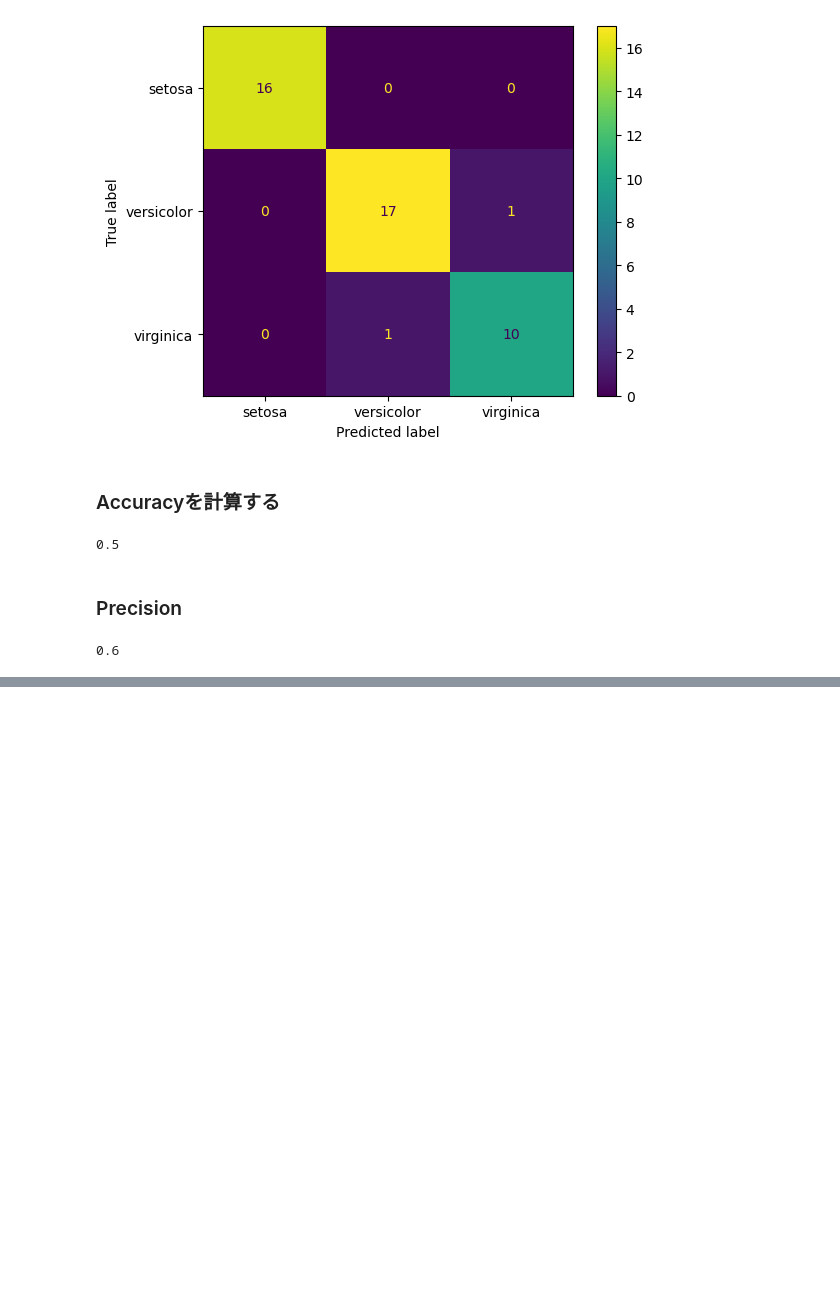
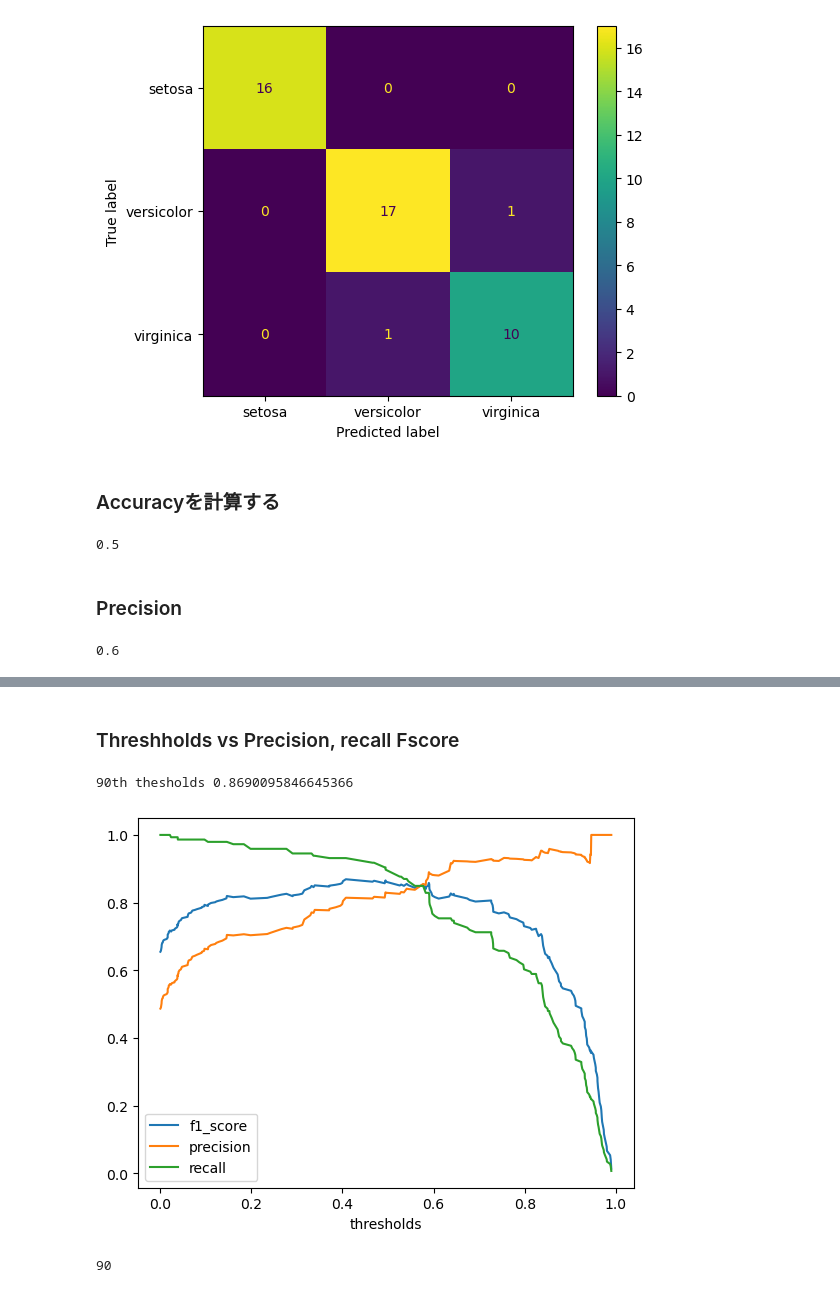
Before and after one commit to yunozon/datascience-py, a Jupyter notebook: study/section13.ipynb, the cells around one changed output, grey strips where cells are left out. Cells and saved outputs as stored; diff of their text form; code cells hidden in the pictures; blank space fills up the shorter version.

```diff
--- a/study/section13.ipynb
+++ b/study/section13.ipynb
@@ -77,0 +256,3 @@ precision_score(y_true, y_pred)
+# %%
+df = pd.read_csv('heart_preprocessed.csv')
+df
@@ -77,0 +293,31 @@ precision_score(y_true, y_pred)
+# %%
+y_col = 'target'
+X = df.drop(columns=[y_col])
+y = df[y_col]
+# hold-out
+X_train, X_test, y_train, y_test = train_test_split(X, y, test_size=0.3, random_state=0)
+# モデル構築
+model = LogisticRegression(solver='liblinear')
+model.fit(X_test, y_test)
+y_pred_proba = model.predict_proba(X_test)
+y_pred_proba_pos = y_pred_proba[:, 1]
+precision, recall, thresholds = precision_recall_curve(y_test, y_pred_proba_pos)
+# F値
+f1_scores = [hmean([p, r]) for p, r in zip(precision, recall)]
+# %% [markdown]
+### Threshholds vs Precision, recall Fscore
+# %%
+plt.plot(thresholds, f1_scores[:-1], label = 'f1_score')
+plt.plot(thresholds, precision[:-1], label='precision')
+plt.plot(thresholds, recall[:-1], label='recall')
+plt.xlabel('thresholds')
+
+plt.legend()
+print(f'{np.argmax(f1_scores)}th thesholds {np.max(f1_scores)}')
+# %% [output]
+90th thesholds 0.8690095846645366
+[figure, added]
+# %%
+np.argmax(f1_scores)
+# %% [output]
+90
```
Also changed, not shown: parts of 32 cells of this notebook, 1 other file.
